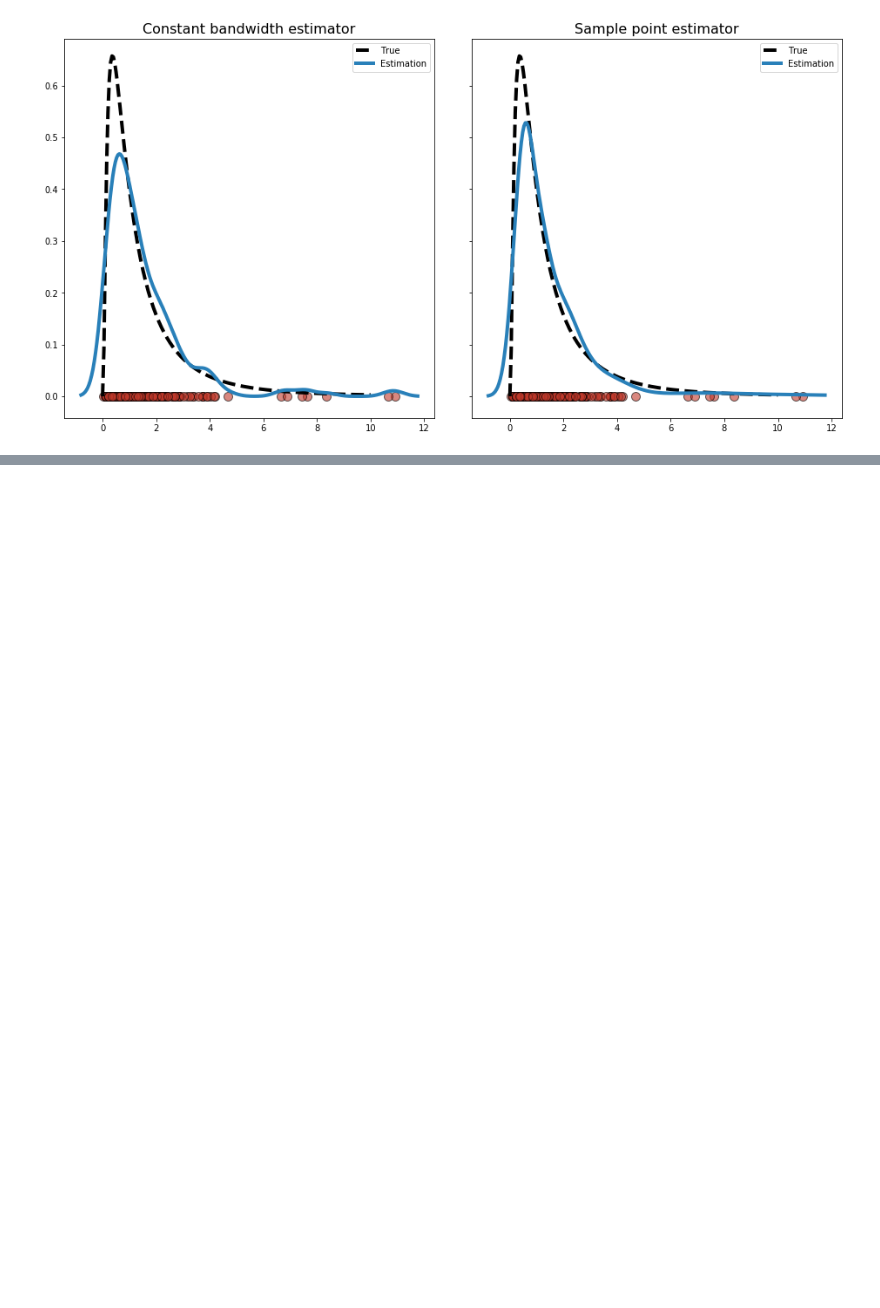
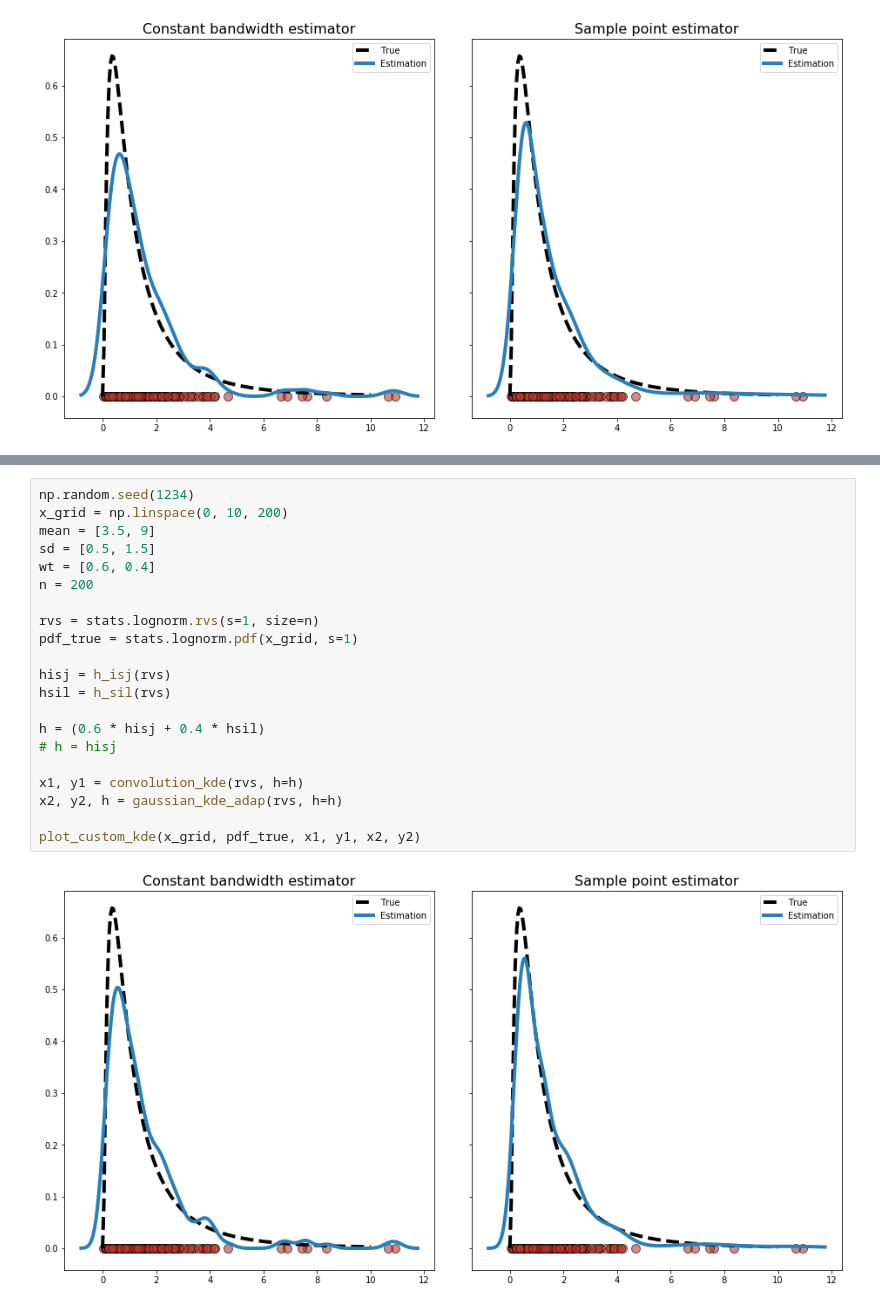
Before and after one commit to tomicapretto/density_estimation, a Jupyter notebook: notebooks/04_adaptive_bandwidth_kde.ipynb, the cells around one changed output, grey strips where cells are left out. Saved outputs shown, nothing was run; the diff lists cells and outputs as text; blank space fills up the shorter version.

```diff
--- a/notebooks/04_adaptive_bandwidth_kde.ipynb
+++ b/notebooks/04_adaptive_bandwidth_kde.ipynb
@@ -313,0 +567,23 @@ plot_custom_kde(x_grid, pdf_true, x1, y1, x2, y2)
+# %%
+np.random.seed(1234)
+x_grid = np.linspace(0, 10, 200)
+mean = [3.5, 9]
+sd = [0.5, 1.5]
+wt = [0.6, 0.4]
+n = 200
+
+rvs = stats.lognorm.rvs(s=1, size=n)
+pdf_true = stats.lognorm.pdf(x_grid, s=1)
+
+hisj = h_isj(rvs)
+hsil = h_sil(rvs)
+
+h = (0.6 * hisj + 0.4 * hsil)
+# h = hisj
+
+x1, y1 = convolution_kde(rvs, h=h)
+x2, y2, h = gaussian_kde_adap(rvs, h=h)
+
+plot_custom_kde(x_grid, pdf_true, x1, y1, x2, y2)
+# %% [output]
+[figure, added]
```
Also changed, not shown: parts of 24 cells of this notebook.
